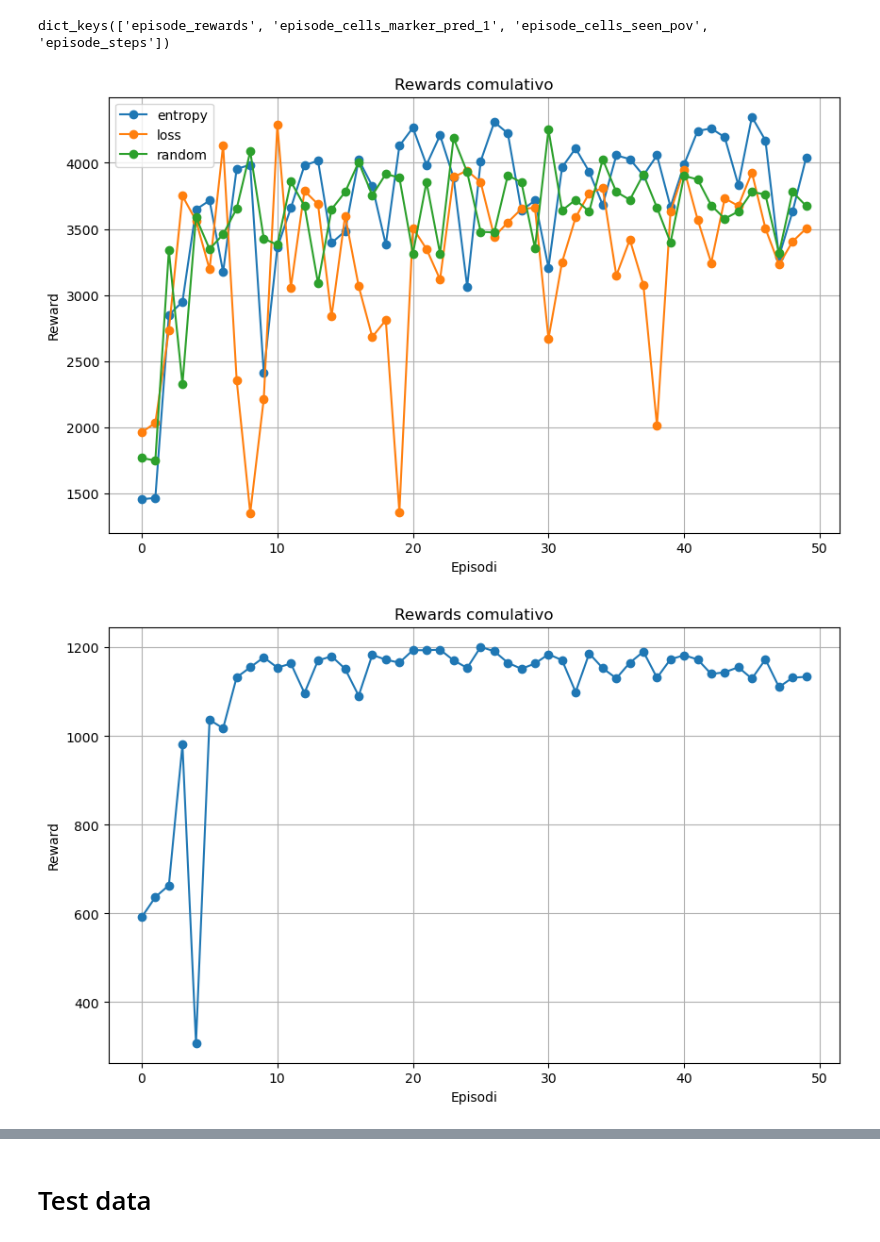
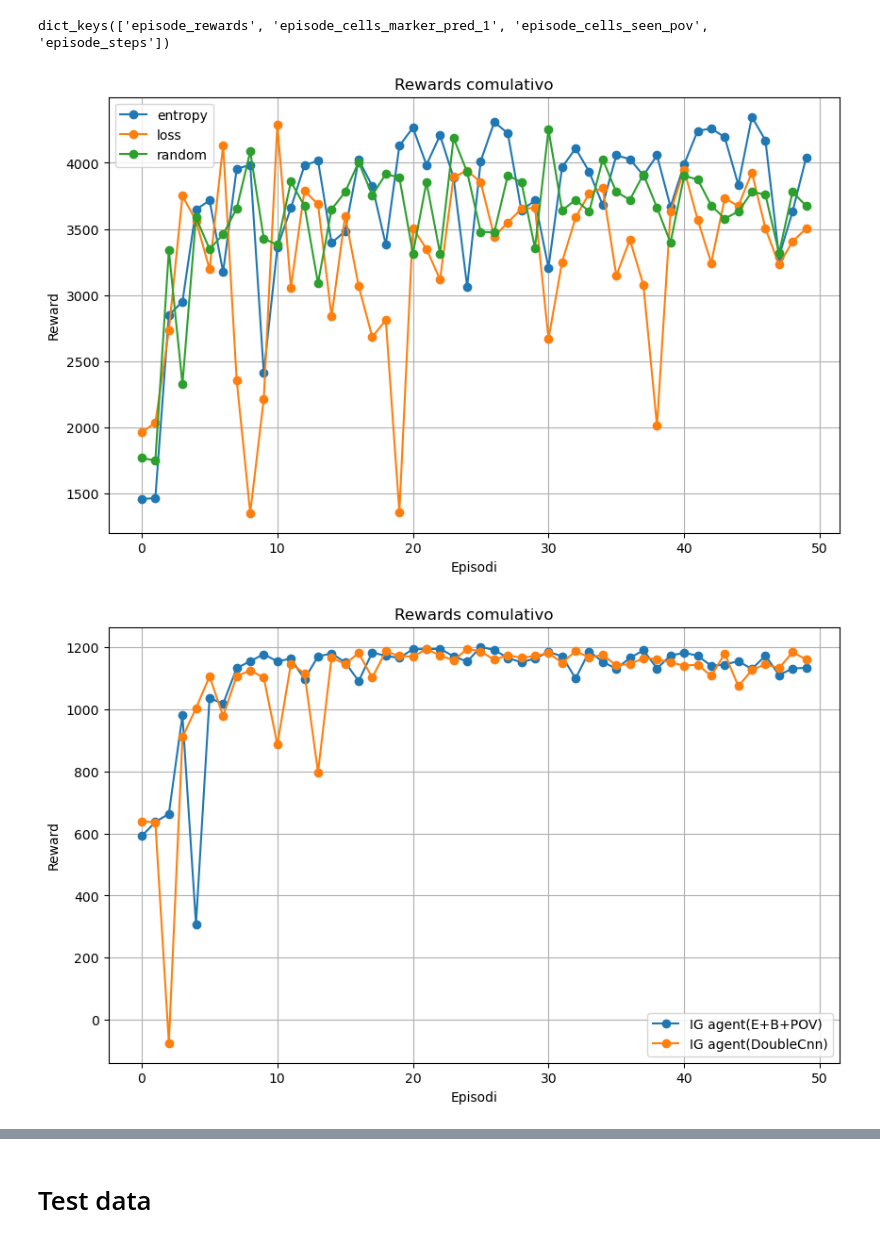
Before and after one commit to Emamasi-uni/explorationRL, a Jupyter notebook: results.ipynb, the cells around one changed output, grey strips where cells are left out. Drawn from its saved outputs; the diff is of its cells as text; code cells hidden in the pictures.

```diff
--- a/results.ipynb
+++ b/results.ipynb
@@ -17,6 +17,7 @@ train_data_entropy = read_dict(file_path=f"./data/policy1_entropy/train_data_ent
 train_data_loss = read_dict(file_path=f"./data/policy1_loss/train_data_loss_cnn.json")
 train_data_random = read_dict(file_path=f"./data/policy1_random/train_data_random_cnn.json")
 train_data_ig_reward = read_dict(file_path=f"./data/policy2_ig_reward/train_data_ig_reward_cnn_new_env_20x20_with_pov.json")
+train_data_ig_reward_doubleCNN = read_dict(file_path=f"./data/policy2_ig_reward/train_data_ig_reward_cnn_new_env_20x20_doubleCNN.json")
 train_data_ig_reward_curriculum = read_dict(file_path=f"./data/policy2_ig_reward_curriculum/train_data_ig_reward_curriculum_cnn.json")
 # %%
 max_cells = 400
@@ -26,27 +27,28 @@ train_data_entropy.keys()
 dict_keys(['episode_rewards', 'episode_cells_marker_pred_1', 'episode_cells_seen_pov', 'episode_steps'])
 # %%
 train_data_policy_best_pov = [train_data_entropy['episode_rewards'], train_data_loss['episode_rewards'], train_data_random['episode_rewards']]
-train_data_policy_ig = [train_data_ig_reward['episode_rewards']]
+train_data_policy_ig = [train_data_ig_reward['episode_rewards'], train_data_ig_reward_doubleCNN['episode_rewards']]
 train_data_policy_ig_curriculum = [train_data_ig_reward_curriculum['episode_rewards']]
 
 plot_metrics(train_data_policy_best_pov,
              title="Rewards comulativo",
              ylabel="Reward",
              xlabel="Episodi",
              legend_labels=["entropy", "loss", "random"])
 
 plot_metrics(train_data_policy_ig,
              title="Rewards comulativo",
              ylabel="Reward",
-             xlabel="Episodi")
+             xlabel="Episodi",
+             legend_labels=['IG agent(E+B+POV)', 'IG agent(DoubleCnn)'])
 
 plot_metrics(train_data_policy_ig_curriculum,
              title="Rewards comulativo",
              ylabel="Reward",
              xlabel="Episodi")
 # %% [output]
 [figure]
-[figure, old version]
+[figure, new version]
 [figure]
 # %%
 train_data_policy_best_pov = [train_data_entropy['episode_cells_marker_pred_1'], train_data_loss['episode_cells_marker_pred_1'], train_data_random['episode_cells_marker_pred_1']]
```
Also changed, not shown: parts of 11 cells of this notebook, 3 other files.
